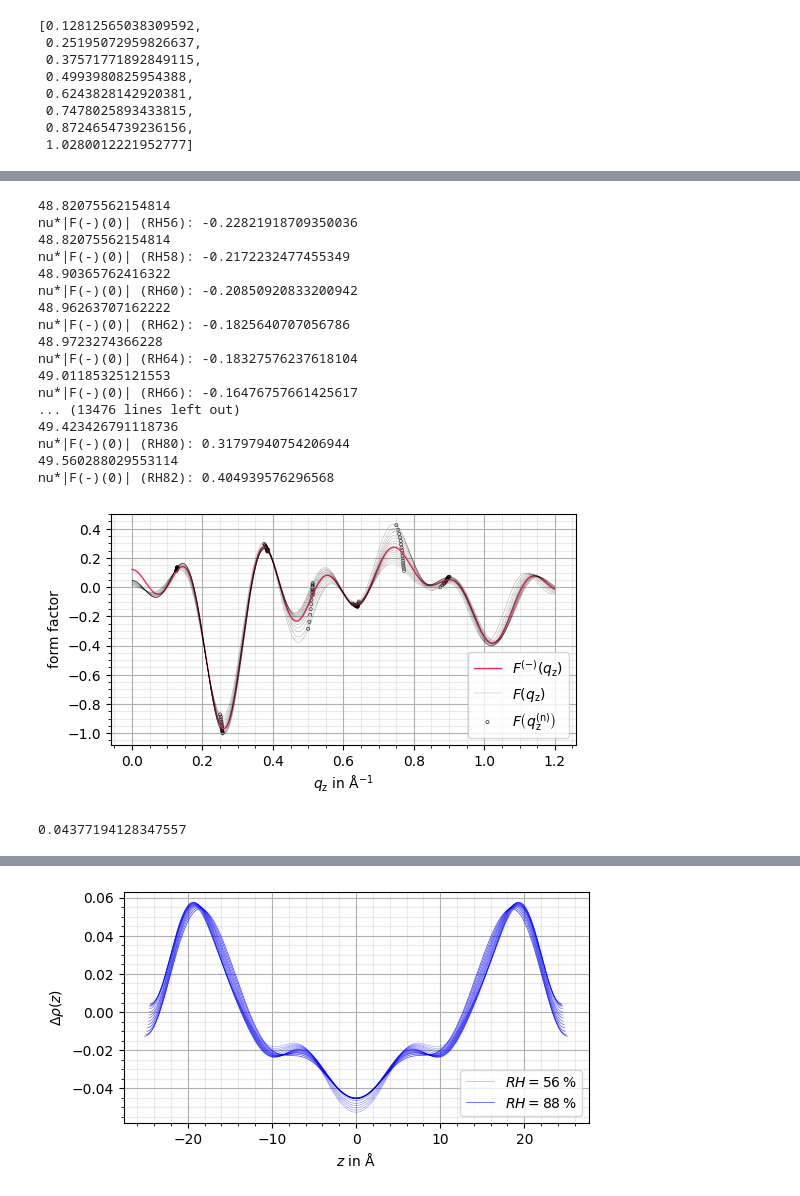
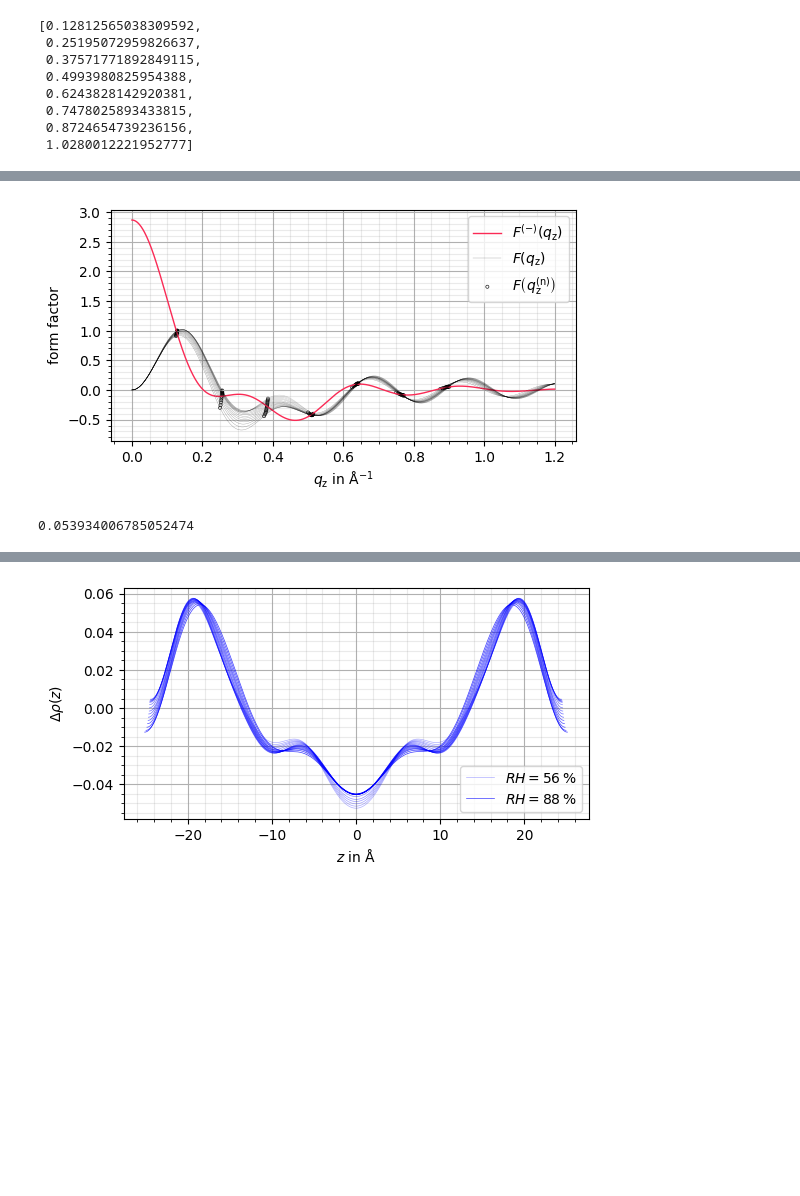
Before and after one commit to CVC97/ALC-24-25, a Jupyter notebook: BK.SLM_study_liquid_membranes/bk.slm_data_analysis.ipynb, the cells around one changed output, grey strips where cells are left out. Drawn from its saved outputs; the diff is of its cells as text; code cells hidden in the pictures; blank space fills up the shorter version.

```diff
--- a/BK.SLM_study_liquid_membranes/bk.slm_data_analysis.ipynb
+++ b/BK.SLM_study_liquid_membranes/bk.slm_data_analysis.ipynb
@@ -382,12 +382,11 @@ def get_continuous_F_minus(phases):
                 nu_i = phases[i]                                                # phase i
                 F_i = F_q_z_n_array[i]                                          # form factor amplitude i
                 # calculate form factors for (n = -n_max till n = n_max excluding the order 0 term)
-                F_minus_q_z += nu_i * F_i * ( np.sinc(D/4*q_z - (i+1)*np.pi) + np.sinc(D/4*q_z + (i+1)*np.pi) )
+                F_minus_q_z += nu_i * F_i * ( np.sinc(D/2/np.pi*q_z - (i+1)) + np.sinc(D/2/np.pi*q_z + (i+1)) )
                 # calculation the 0-order coefficient (with phase, how amazing is that ?)
                 F_minus_0 += 2*(-1)**(i) * nu_i * F_i
-            print(f"nu*|F(-)(0)| ({key}): {F_minus_0}")
             # add the order 0 term to fourier series
-            F_minus_q_z += F_minus_0 * np.sinc(D/4*q_z)
+            F_minus_q_z += F_minus_0 * np.sinc(D/2/np.pi*q_z)
             # add the newest value to the list
             F_minus_q_z_list.append(F_minus_q_z)
         # return the average value between all RHs
@@ -407,7 +406,7 @@ def get_continuous_F(RH_key, phases):
             nu_i = phases[i]                                                    # phase i
             F_i = F_q_z_n_array[i]                                              # form factor amplitude i
             # calculate form factors for (n = -n_max till n = n_max excluding the order 0 term)
-            F_q_z += nu_i * F_i * ( np.sinc(D/4*q_z - (i+1)*np.pi) + np.sinc(D/4*q_z + (i+1)*np.pi) )
+            F_q_z += nu_i * F_i * ( np.sinc(D/2/np.pi*q_z - (i+1)) + np.sinc(D/2/np.pi*q_z + (i+1)) )
         return F_q_z
     return F_continuous
 
@@ -450,73 +449,57 @@ def phase_factor_performance(phases, plot = 0):
         F_RH88_array = np.array([F_RH88_func(q_z) for q_z in q_z_conti_array])
         ax.plot(q_z_conti_array, F_RH88_array, color = "black", alpha = 0.88/2, linewidth = 0.25, label = r"$F(q_\mathrm{z})$")
         # evaluated q_z_n
-        D = RH_data_dict["RH88"]["D"]                                                   # period D for current RH
-        q_z_n_plot_list = []                                                            # q_z_n values for plotting
-        F_q_z_n_plot_list = []                                                          # corresponding F_q_z_n values for plotting
+        D = RH_data_dict["RH88"]["D"]                                           # period D for current RH
+        q_z_n_plot_list = []                                                    # q_z_n values for plotting
+        F_q_z_n_plot_list = []                                                  # corresponding F_q_z_n values for plotting
         for i in range(max_n):
             # values for plotting
-            q_z_n = 2*np.pi/D * (i+1)                                                   # q_z_n from period length
-            F_q_z_n = F_RH88_func(q_z_n)                                                # corresponding F_q_z_n
+            q_z_n = 2*np.pi/D * (i+1)                                           # q_z_n from period length
+            F_q_z_n = F_RH88_func(q_z_n)                                        # corresponding F_q_z_n
             # add values for plotting to plot list
             q_z_n_plot_list.append(q_z_n)
             F_q_z_n_plot_list.append(F_q_z_n)
         ax.scatter(q_z_n_plot_list, F_q_z_n_plot_list, s = 5, marker = "o", edgecolor = "black", facecolor = "none", alpha = 0.88, linewidth = 0.5, label = r"$F\left(q_\mathrm{z}^\mathrm{(n)}\right)$")
 
         for RH in range(56, 87, 2):
             # continuous form factor reconstructions
             F_RH_func = get_continuous_F(f"RH{RH}", phases)
             F_RH_array = np.array([F_RH_func(q_z) for q_z in q_z_conti_array])
             ax.plot(q_z_conti_array, F_RH_array, color = "black", alpha = RH/100/2, linewidth = 0.25)
             # evaluated q_z_n
-            D = RH_data_dict[f"RH{RH}"]["D"]                                                   # period D for current RH
-            q_z_n_plot_list = []                                                            # q_z_n values for plotting
-            F_q_z_n_plot_list = []                                                          # corresponding F_q_z_n values for plotting
+            D = RH_data_dict[f"RH{RH}"]["D"]                                    # period D for current RH
+            q_z_n_plot_list = []                                                # q_z_n values for plotting
+            F_q_z_n_plot_list = []                                              # corresponding F_q_z_n values for plotting
             for i in range(max_n):
                 # values for plotting
-                q_z_n = 2*np.pi/D * (i+1)                                                   # q_z_n from period length
-                F_q_z_n = F_RH_func(q_z_n)                                                # corresponding F_q_z_n
+                q_z_n = 2*np.pi/D * (i+1)                                       # q_z_n from period length
+                F_q_z_n = F_RH_func(q_z_n)                                      # corresponding F_q_z_n
                 # add values for plotting to plot list
                 q_z_n_plot_list.append(q_z_n)
                 F_q_z_n_plot_list.append(F_q_z_n)
             ax.scatter(q_z_n_plot_list, F_q_z_n_plot_list, s = 5, marker = "o", edgecolor = "black", facecolor = "none", alpha = RH/100, linewidth = 0.5)
 
         # ax.set_yticks([-1, -0.5, 0, 0.5, 1])
         # ax.set_yticklabels(["-1", "", "0", "", "1"])
         ax.legend()
-        ax.legend(loc="lower right")
+        ax.legend(loc="upper right")
 
         plt.savefig('BK.SLM_visualizations/continuous_form_factors.pdf', facecolor = 'white', bbox_inches='tight')
         plt.savefig('BK.SLM_visualizations/continuous_form_factors.pgf', facecolor = 'white', bbox_inches='tight')
         plt.show()
 
     # return the RMSD for the given phases
     return np.sqrt(sum(mean_squared_deviation_list) / len(mean_squared_deviation_list))
 
 
 # list of phases (0-order will be determined from the other phases, genius !!!)
-# phases_list = [-1, -1, -1, 1, 1, -1, 1]
-phases_list = [-1, -1, +1, -1, 1, -1, 1]
+phases_list = [+1, -1, -1, -1, +1, -1, +1]                                       # fail orders: 1, 3
+
+# phases_list =  [-1, -1, +1, -1, +1, -1, +1]
 phase_factor_performance(phases_list, plot = 1)
 # %% [output]
+[figure, new version]
-48.82075562154814
-nu*|F(-)(0)| (RH56): -0.22821918709350036
-48.82075562154814
-nu*|F(-)(0)| (RH58): -0.2172232477455349
-48.90365762416322
-nu*|F(-)(0)| (RH60): -0.20850920833200942
-48.96263707162222
-nu*|F(-)(0)| (RH62): -0.1825640707056786
-48.9723274366228
-nu*|F(-)(0)| (RH64): -0.18327576237618104
-49.01185325121553
-nu*|F(-)(0)| (RH66): -0.16476757661425617
-... (13476 lines left out)
-49.423426791118736
-nu*|F(-)(0)| (RH80): 0.31797940754206944
-49.560288029553114
-nu*|F(-)(0)| (RH82): 0.404939576296568
+0.053934006785052474
-[figure, old version]
-0.04377194128347557
 # %%
 # +++++ GENERATE ALL COMBINATIONS OF PHASE FACTORS AND EVALUATE THEIR FIT +++++
 
```
Also changed, not shown: parts of 4 cells of this notebook, 14 other files.
